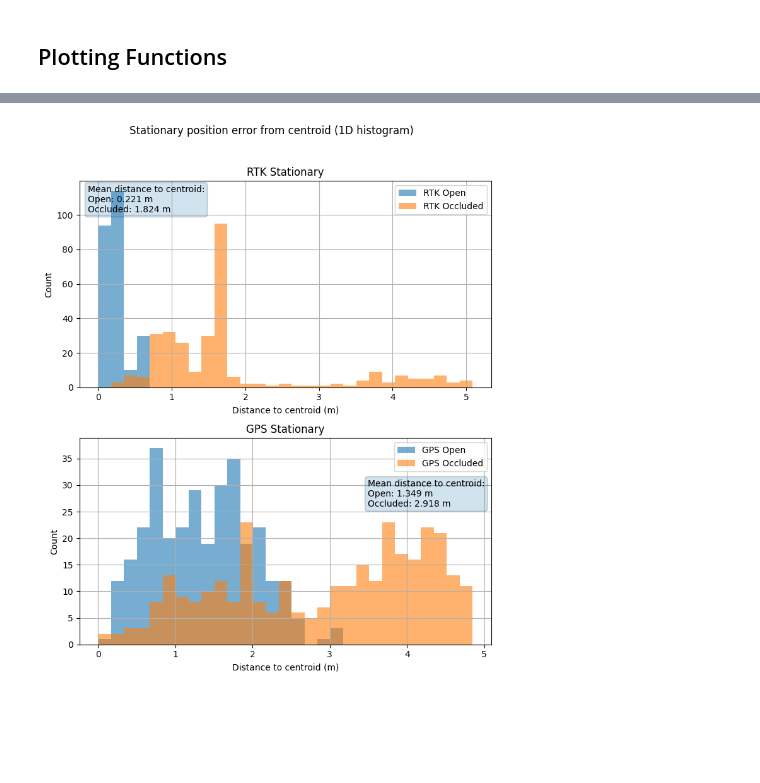
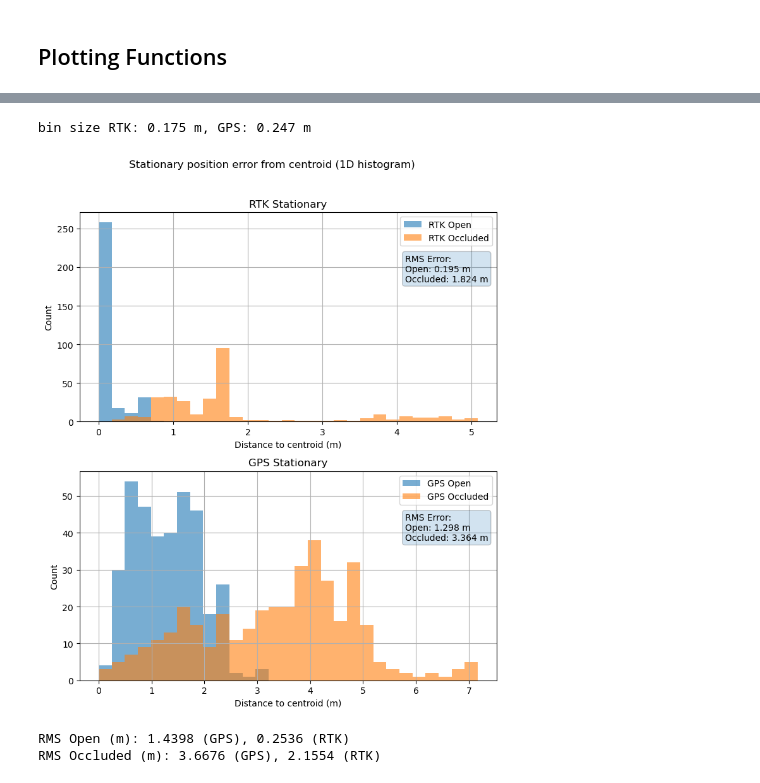
Before and after one commit to ramirez-adr/EECE5554, a Jupyter notebook: gnss/analysis.ipynb, the cells around one changed output, grey strips where cells are left out. Saved outputs shown, nothing was run; the diff lists cells and outputs as text; code cells hidden in the pictures; blank space fills up the shorter version.

```diff
--- a/gnss/analysis.ipynb
+++ b/gnss/analysis.ipynb
@@ -116,17 +116,17 @@ gps_occluded_df = bag_to_df_gps("data/humble_occluded_run", typestore, topic="/g
 gps_walking_df = bag_to_df_gps("data/humble_straight_line_run", typestore, topic="/gps")
 
 # from lab 1 we know that we have to clip some values in the walking dataset
-gps_walking_df = gps_walking_df.iloc[285:440].copy()
+gps_walking_df = gps_walking_df.iloc[290:430].copy()
 
-T = min(
-    (rtk_open_df["bag_time_ns"].iloc[-1] - rtk_open_df["bag_time_ns"].iloc[0]) * 1e-9,
-    (rtk_occluded_df["bag_time_ns"].iloc[-1] - rtk_occluded_df["bag_time_ns"].iloc[0]) * 1e-9
-)
+# T = min(
+#     (rtk_open_df["bag_time_ns"].iloc[-1] - rtk_open_df["bag_time_ns"].iloc[0]) * 1e-9,
+#     (rtk_occluded_df["bag_time_ns"].iloc[-1] - rtk_occluded_df["bag_time_ns"].iloc[0]) * 1e-9
+# )
 
-rtk_open_df = trim_to_duration(rtk_open_df, T)
-rtk_occluded_df = trim_to_duration(rtk_occluded_df, T)
-gps_open_df = trim_to_duration(gps_open_df, T)
-gps_occluded_df = trim_to_duration(gps_occluded_df, T)
+# rtk_open_df = trim_to_duration(rtk_open_df, T)
+# rtk_occluded_df = trim_to_duration(rtk_occluded_df, T)
+# gps_open_df = trim_to_duration(gps_open_df, T)
+# gps_occluded_df = trim_to_duration(gps_occluded_df, T)
 # %% [markdown]
 # Print Columns for Refrence
 # %%
@@ -342,6 +377,8 @@ def plot_stationary_position_histograms(title="Stationary position error from ce
     rtk_bins = np.linspace(0, rtk_max, 30)
     gps_bins = np.linspace(0, gps_max, 30)
 
+    print(f"bin size RTK: {(rtk_bins[1] - rtk_bins[0]):.3f} m, GPS: {(gps_bins[1] - gps_bins[0]):.3f} m")
+
     fig, ax = plt.subplots(2, 1, figsize=(7.5, 9))
     fig.suptitle(title)
 
@@ -355,38 +392,54 @@ def plot_stationary_position_histograms(title="Stationary position error from ce
     ax[0].legend()
 
     ax[0].text(
-        0.02, 0.98,
-        f"Mean distance to centroid:\n"
+        0.78, 0.8,
+        f"RMS Error:\n"
         f"Open: {r_rtk_open.mean():.3f} m\n"
         f"Occluded: {r_rtk_occ.mean():.3f} m",
         transform=ax[0].transAxes,
         va="top",
         bbox=dict(boxstyle="round", alpha=0.2)
     )
 
     # ----- GPS -----
     ax[1].hist(r_gps_open, bins=gps_bins, alpha=0.6, label="GPS Open")
     ax[1].hist(r_gps_occ,  bins=gps_bins, alpha=0.6, label="GPS Occluded")
     ax[1].set_title("GPS Stationary")
     ax[1].set_xlabel("Distance to centroid (m)")
     ax[1].set_ylabel("Count")
     ax[1].grid(True)
     ax[1].legend()
 
     ax[1].text(
-        0.7, 0.8,
-        f"Mean distance to centroid:\n"
+        0.78, 0.8,
+        f"RMS Error:\n"
         f"Open: {r_gps_open.mean():.3f} m\n"
         f"Occluded: {r_gps_occ.mean():.3f} m",
         transform=ax[1].transAxes,
         va="top",
         bbox=dict(boxstyle="round", alpha=0.2,)
     )
 
     plt.tight_layout(rect=[0, 0, 1, 0.96])
     plt.show()
 
 
 plot_stationary_position_histograms()
 # %% [output]
+bin size RTK: 0.175 m, GPS: 0.247 m
-[figure, old version]
+[figure, new version]
+# %%
+def rms_position_error_from_centroid(df):
+    r = radial_distance_from_centroid(df)   # r_i = sqrt(de^2 + dn^2)
+    return float(np.sqrt(np.mean(r**2)).round(4))
+
+gps_rms_open    = rms_position_error_from_centroid(gps_open_df)
+gps_rms_occluded = rms_position_error_from_centroid(gps_occluded_df)
+rtk_rms_open    = rms_position_error_from_centroid(rtk_open_df)
+rtk_rms_occluded = rms_position_error_from_centroid(rtk_occluded_df)
+
+print("RMS Open (m):", gps_rms_open, "(GPS),", rtk_rms_open, "(RTK)")
+print("RMS Occluded (m):", gps_rms_occluded, "(GPS),", rtk_rms_occluded, "(RTK)")
+# %% [output]
+RMS Open (m): 1.4398 (GPS), 0.2536 (RTK)
+RMS Occluded (m): 3.6676 (GPS), 2.1554 (RTK)
```
Also changed, not shown: parts of 5 cells of this notebook, 6 other files.
